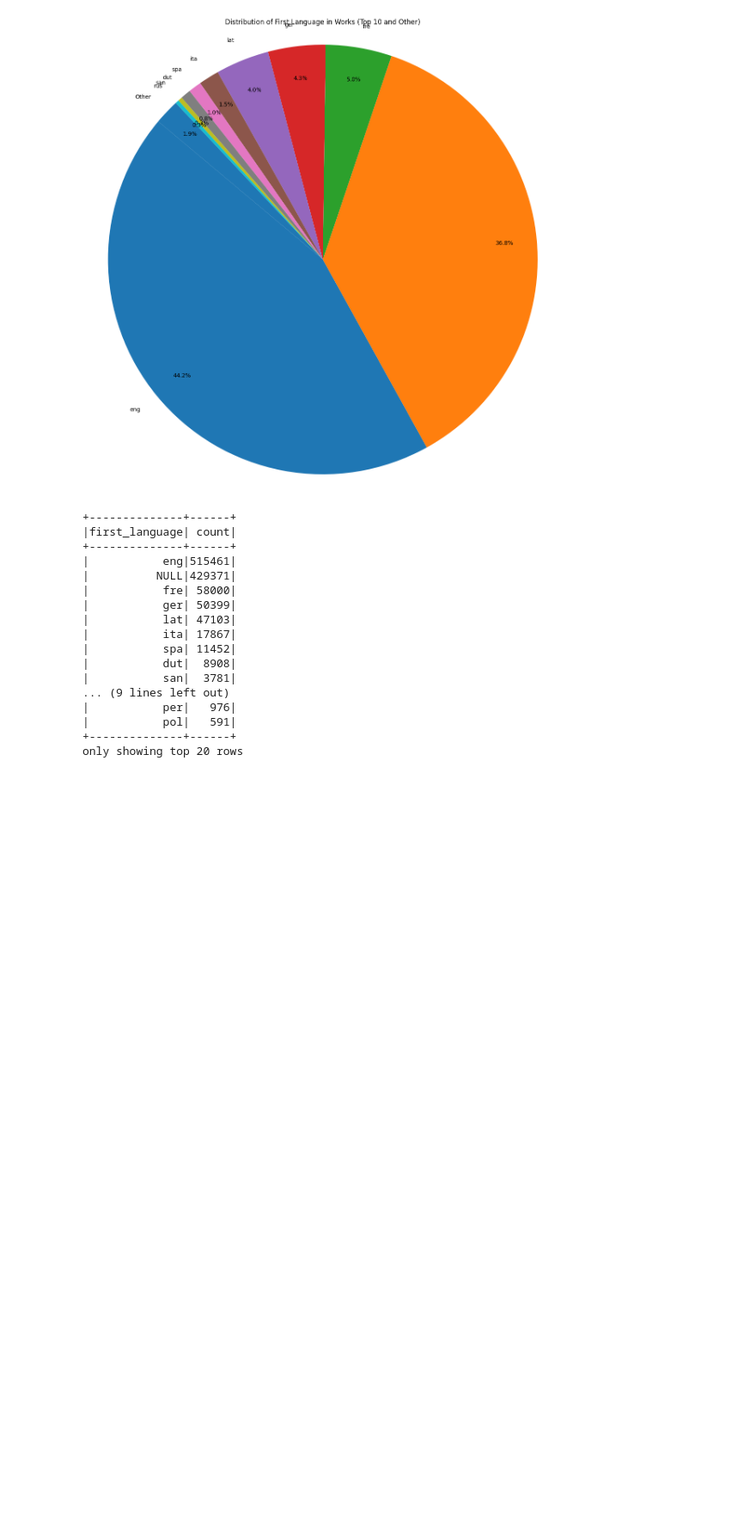
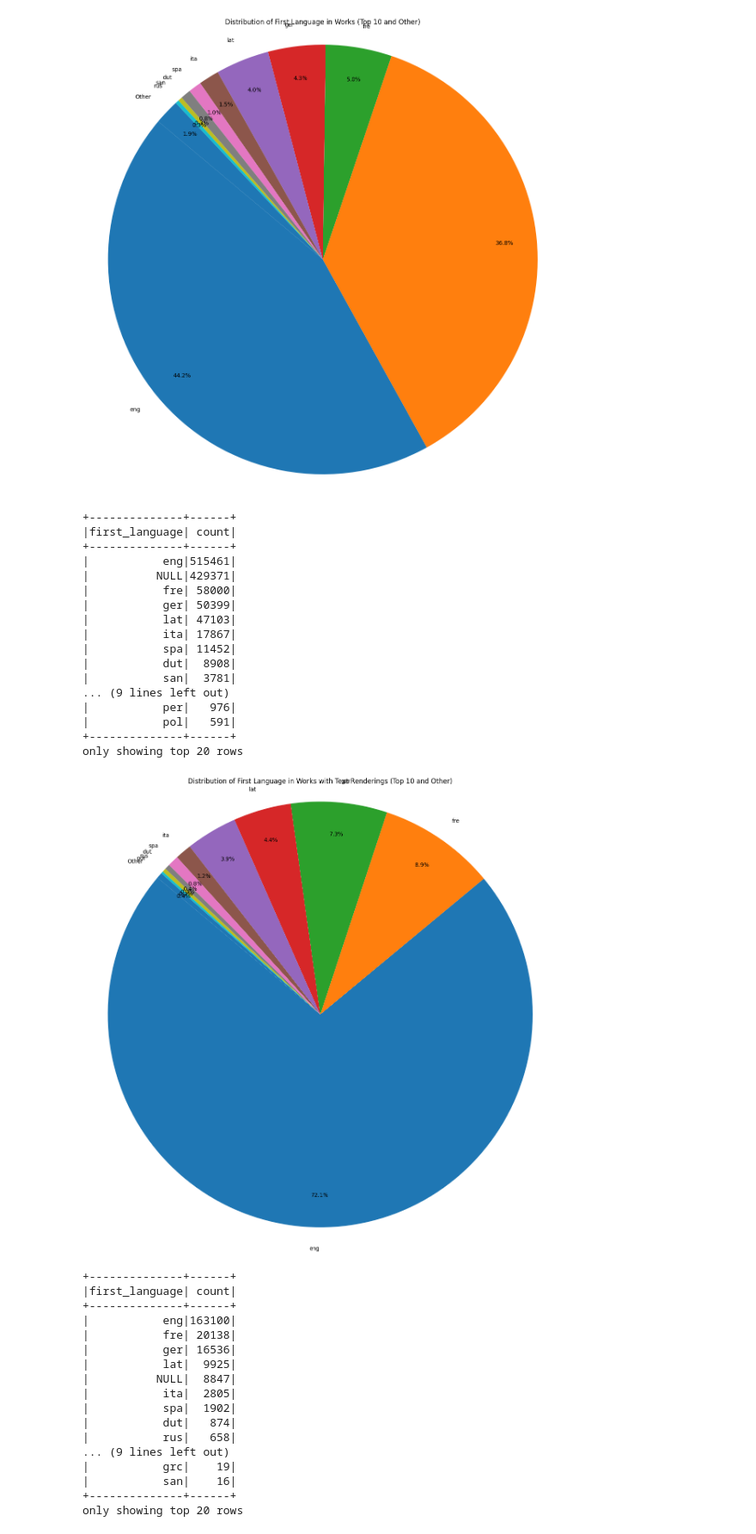
Before and after one commit to danniesim/wc_simd, a Jupyter notebook: notebooks/alto_text.ipynb, the cells around one changed output. Shown at 86% size. Drawn from its saved outputs; the diff is of its cells as text; code cells hidden in the pictures; blank space fills up the shorter version.

Commit message:
language pie chart for works and text renderings

```diff
--- a/notebooks/alto_text.ipynb
+++ b/notebooks/alto_text.ipynb
@@ -440,3 +442,66 @@ lang_counts.show()
 |           pol|   591|
 +--------------+------+
 only showing top 20 rows
+# %%
+from pyspark.sql import functions as F
+import matplotlib.pyplot as plt
+import seaborn as sns
+import pandas as pd
+
+# Perform an inner join between works_df and text_df
+works_in_text_df = works_df.join(text_df, works_df.id == text_df.id, "inner").select(works_df["id"], works_df["languages"])
+
+# Extract the first language from the languages array
+works_in_text_df_first_lang = works_in_text_df.withColumn("first_language", F.col("languages")[0]["id"])
+
+# Count the occurrences of each first language
+lang_counts_in_text = works_in_text_df_first_lang.groupBy("first_language").count().orderBy(F.col("count").desc())
+
+# Convert to Pandas for plotting
+lang_counts_in_text_pd = lang_counts_in_text.toPandas()
+
+# Prepare data for pie chart (Top N + Other)
+N = 10  # Number of top languages to display
+top_n_lang_in_text = lang_counts_in_text_pd.head(N)
+other_count_in_text = lang_counts_in_text_pd.iloc[N:]["count"].sum()
+
+if other_count_in_text > 0:
+    other_df_in_text = pd.DataFrame([{"first_language": "Other", "count": other_count_in_text}])
+    pie_data_in_text_pd = pd.concat([top_n_lang_in_text, other_df_in_text], ignore_index=True)
+else:
+    pie_data_in_text_pd = top_n_lang_in_text
+
+# Plot the pie chart
+plt.figure(figsize=(12, 12))
+plt.pie(
+    pie_data_in_text_pd["count"],
+    labels=pie_data_in_text_pd["first_language"],
+    autopct='%1.1f%%', # Format percentages
+    startangle=140,
+    pctdistance=0.85 # Distance of percentage labels from center
+)
+plt.title(f"Distribution of First Language in Works with Text Renderings (Top {N} and Other)")
+plt.axis('equal') # Equal aspect ratio ensures that pie is drawn as a circle.
+plt.tight_layout()
+plt.show()
+
+lang_counts_in_text.show()
+# %% [output]
+[figure, added]
++--------------+------+
+|first_language| count|
++--------------+------+
+|           eng|163100|
+|           fre| 20138|
+|           ger| 16536|
+|           lat|  9925|
+|          NULL|  8847|
+|           ita|  2805|
+|           spa|  1902|
+|           dut|   874|
+|           rus|   658|
+... (9 lines left out)
+|           grc|    19|
+|           san|    16|
++--------------+------+
+only showing top 20 rows
```
Also changed, not shown: parts of 1 cell of this notebook.
